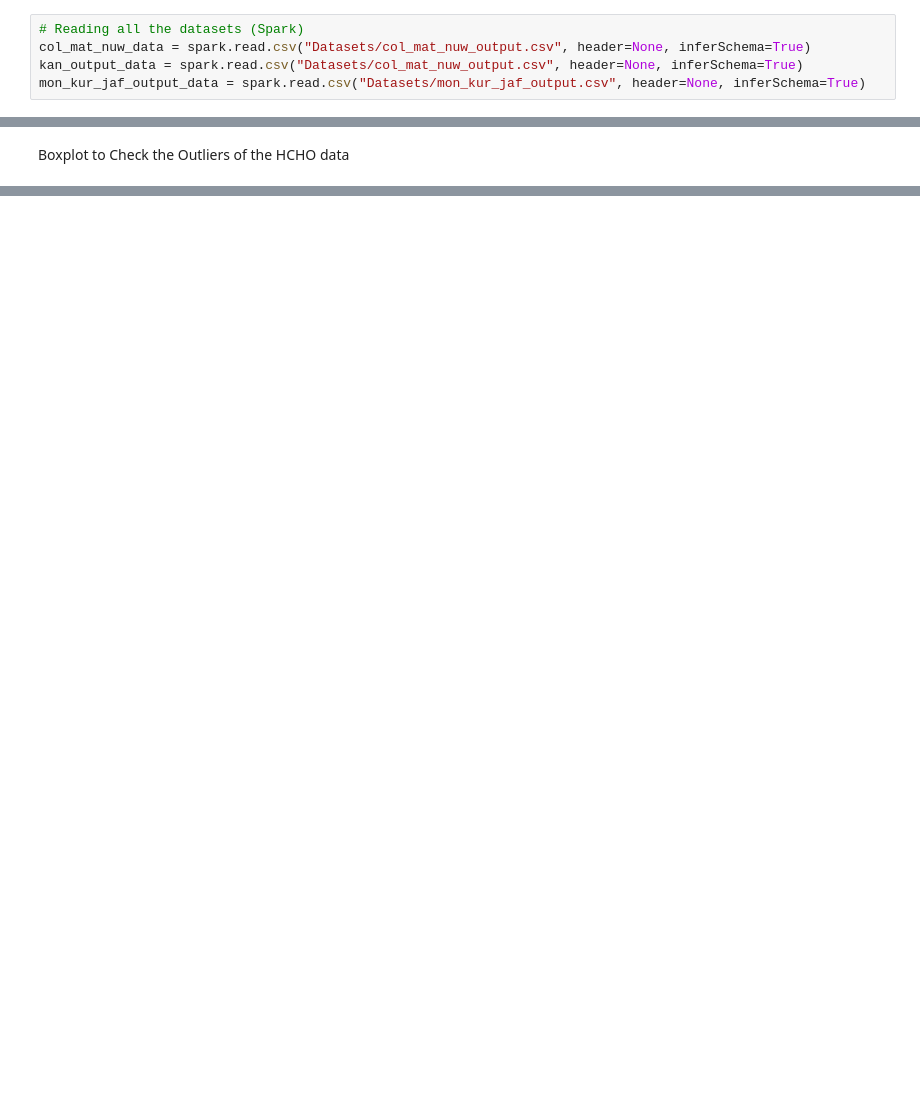
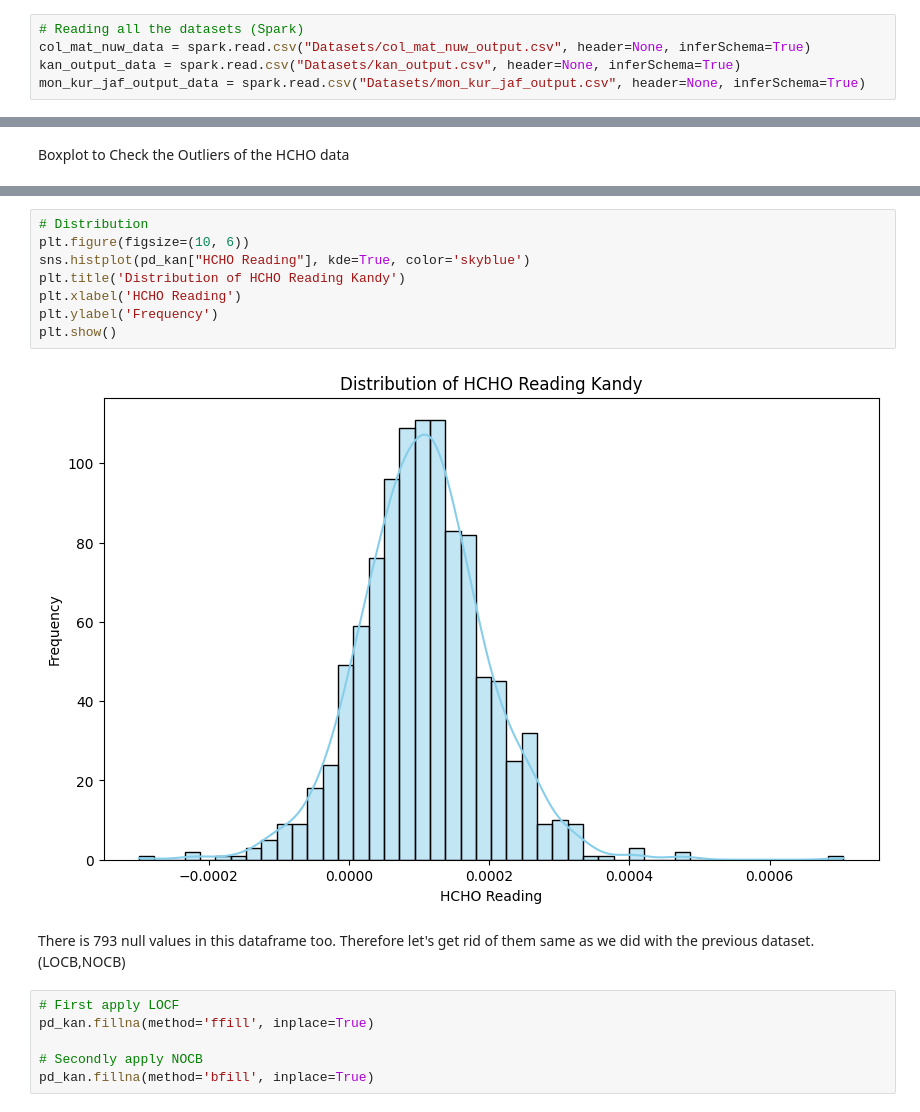
Before and after one commit to SandinMaheeshakya/HCHO-Prediction-Data-Engineering, a Jupyter notebook: Data Pre-Processing.ipynb, the cells around one changed output, grey strips where cells are left out. Saved outputs shown, nothing was run; the diff lists cells and outputs as text; blank space fills up the shorter version.

```diff
--- a/Data Pre-Processing.ipynb
+++ b/Data Pre-Processing.ipynb
@@ -24,7 +24,7 @@ spark = pyspark_sql.SparkSession.builder.getOrCreate()
 # %%
 # Reading all the datasets (Spark)
 col_mat_nuw_data = spark.read.csv("Datasets/col_mat_nuw_output.csv", header=None, inferSchema=True)
-kan_output_data = spark.read.csv("Datasets/col_mat_nuw_output.csv", header=None, inferSchema=True)
+kan_output_data = spark.read.csv("Datasets/kan_output.csv", header=None, inferSchema=True)
 mon_kur_jaf_output_data = spark.read.csv("Datasets/mon_kur_jaf_output.csv", header=None, inferSchema=True)
 # %%
 # Reading all the datasets (Pandas)
@@ -224,0 +311,18 @@ Boxplot to Check the Outliers of the HCHO data
+# %%
+# Distribution
+plt.figure(figsize=(10, 6))
+sns.histplot(pd_kan["HCHO Reading"], kde=True, color='skyblue')
+plt.title('Distribution of HCHO Reading Kandy')
+plt.xlabel('HCHO Reading')
+plt.ylabel('Frequency')
+plt.show()
+# %% [output]
+[figure, added]
+# %% [markdown]
+There is 793 null values in this dataframe too. Therefore let's get rid of them same as we did with the previous dataset. (LOCB,NOCB)
+# %%
+# First apply LOCF
+pd_kan.fillna(method='ffill', inplace=True)
+
+# Secondly apply NOCB
+pd_kan.fillna(method='bfill', inplace=True)
```
Also changed, not shown: parts of 28 cells of this notebook.
